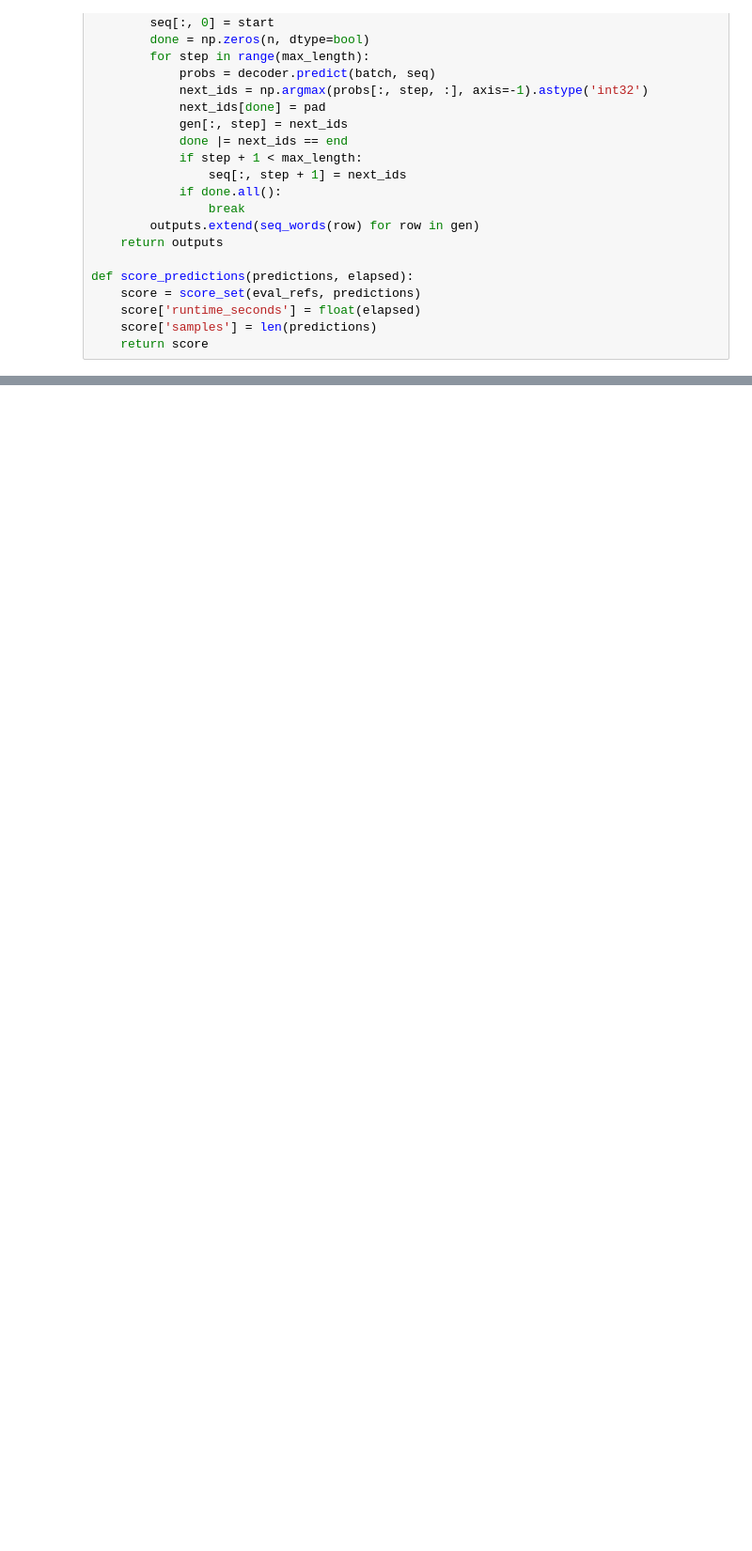
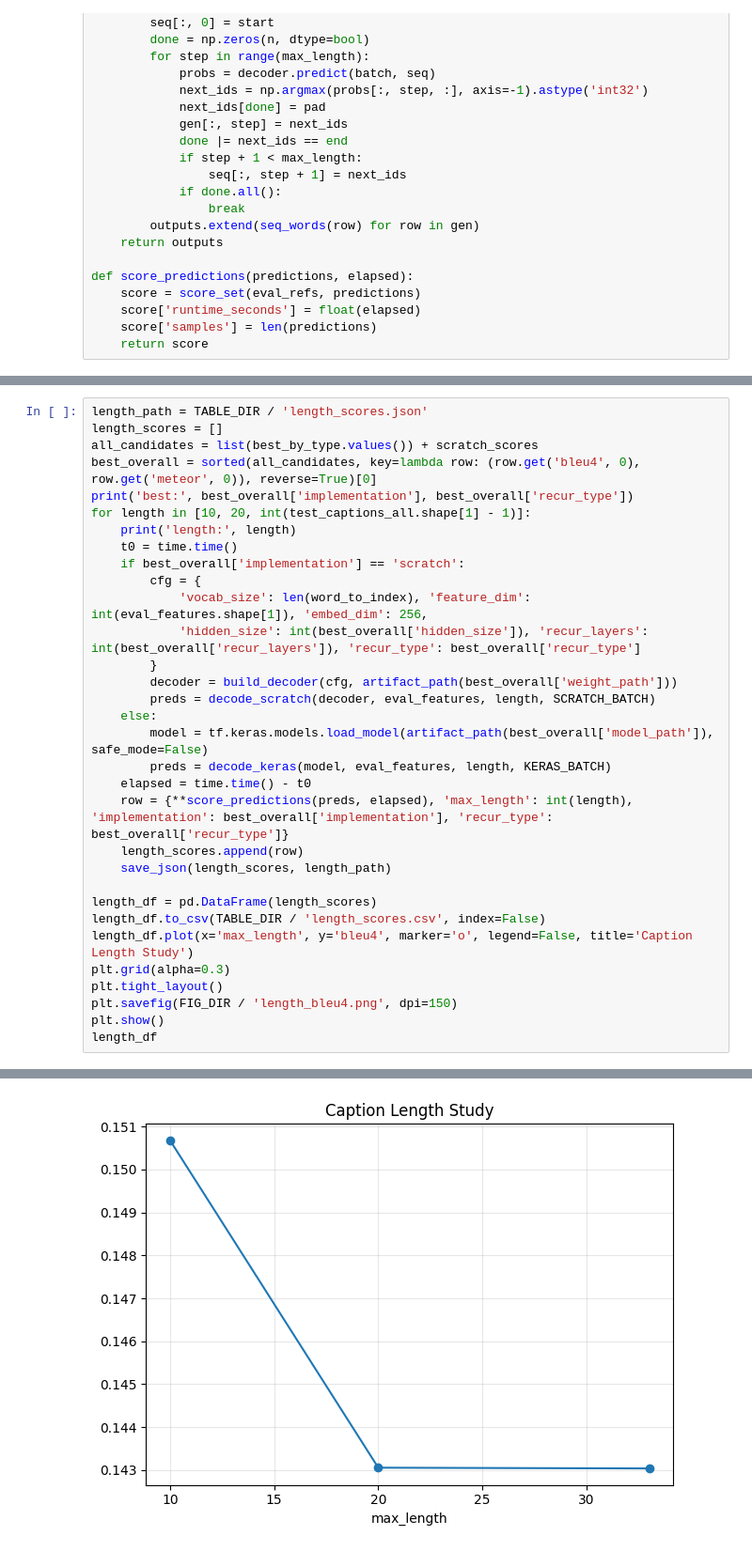
Before and after one commit to Rusmn/ML-Tubes-2_RecursiveLearnaholic, a Jupyter notebook: notebooks/main.ipynb, the cells around one changed output, grey strips where cells are left out. Shown at 94% size. Drawn from its saved outputs; the diff is of its cells as text; blank space fills up the shorter version.

```diff
--- a/notebooks/main.ipynb
+++ b/notebooks/main.ipynb
@@ -1341,0 +1366,33 @@ Pakai score scratch existing: 2
+# %%
+length_path = TABLE_DIR / 'length_scores.json'
+length_scores = []
+all_candidates = list(best_by_type.values()) + scratch_scores
+best_overall = sorted(all_candidates, key=lambda row: (row.get('bleu4', 0), row.get('meteor', 0)), reverse=True)[0]
+print('best:', best_overall['implementation'], best_overall['recur_type'])
+for length in [10, 20, int(test_captions_all.shape[1] - 1)]:
+    print('length:', length)
+    t0 = time.time()
+    if best_overall['implementation'] == 'scratch':
+        cfg = {
+            'vocab_size': len(word_to_index), 'feature_dim': int(eval_features.shape[1]), 'embed_dim': 256,
+            'hidden_size': int(best_overall['hidden_size']), 'recur_layers': int(best_overall['recur_layers']), 'recur_type': best_overall['recur_type']
+        }
+        decoder = build_decoder(cfg, artifact_path(best_overall['weight_path']))
+        preds = decode_scratch(decoder, eval_features, length, SCRATCH_BATCH)
+    else:
+        model = tf.keras.models.load_model(artifact_path(best_overall['model_path']), safe_mode=False)
+        preds = decode_keras(model, eval_features, length, KERAS_BATCH)
+    elapsed = time.time() - t0
+    row = {**score_predictions(preds, elapsed), 'max_length': int(length), 'implementation': best_overall['implementation'], 'recur_type': best_overall['recur_type']}
+    length_scores.append(row)
+    save_json(length_scores, length_path)
+
+length_df = pd.DataFrame(length_scores)
+length_df.to_csv(TABLE_DIR / 'length_scores.csv', index=False)
+length_df.plot(x='max_length', y='bleu4', marker='o', legend=False, title='Caption Length Study')
+plt.grid(alpha=0.3)
+plt.tight_layout()
+plt.savefig(FIG_DIR / 'length_bleu4.png', dpi=150)
+plt.show()
+length_df
+# %% [output]
@@ -1341,0 +1403 @@ Pakai score scratch existing: 2
+[figure, added]
```
Also changed, not shown: parts of 63 cells of this notebook, 45 other files.
